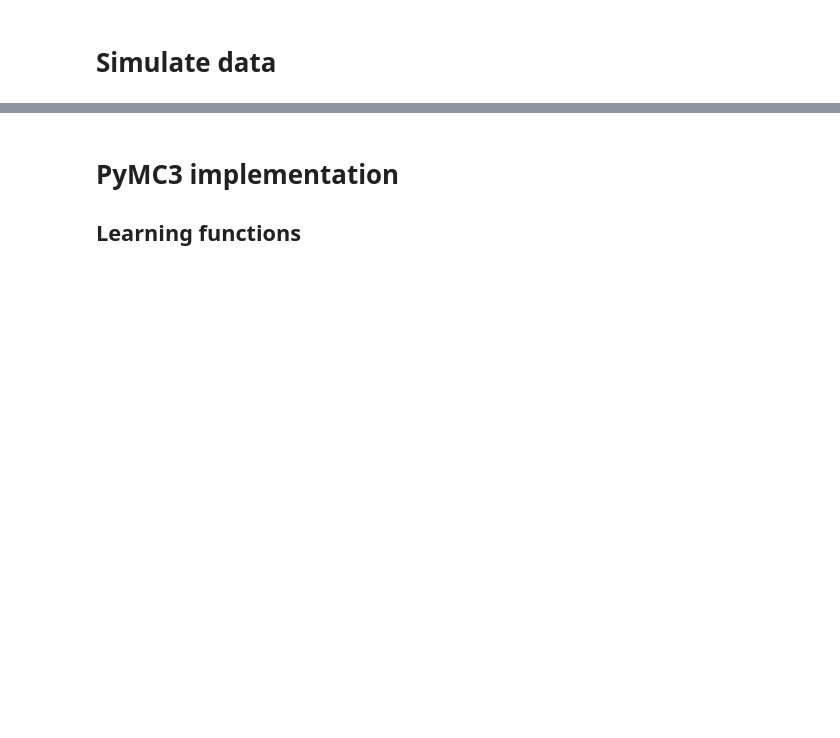
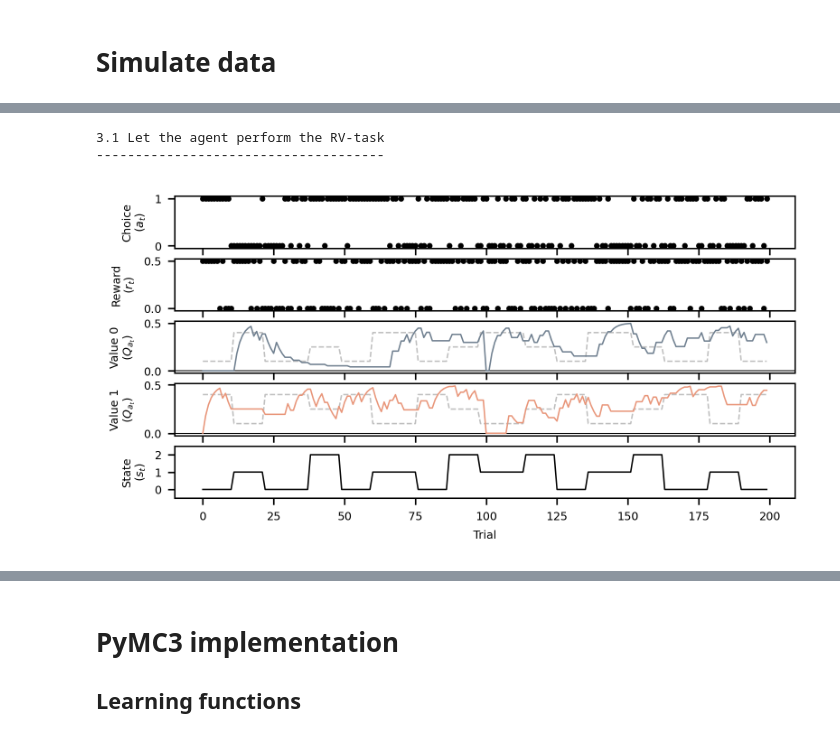
Before and after one commit to moltaire/rl, a Jupyter notebook: Bayesian_estimation.ipynb, the cells around one changed output, grey strips where cells are left out. Drawn from its saved outputs; the diff is of its cells as text; code cells hidden in the pictures; blank space fills up the shorter version.

```diff
--- a/Bayesian_estimation.ipynb
+++ b/Bayesian_estimation.ipynb
@@ -6,13 +9,9 @@ import pandas as pd
 import theano
 from theano import tensor as tt, function, scan, shared
 
-from rl.agent import Agent, AgentVars
-from rl.task import ReversalLearningTask, TaskVarsKahntPark2008
-from rl.interaction import agent_task_interaction
-from rl.plots import plot_data
-from rl.plot_utils import set_mpl_defaults
+import rl
 
-set_mpl_defaults(matplotlib)
+rl.plot_utils.set_mpl_defaults(matplotlib)
 theano.config.compute_test_value = 'off' # Use 'warn' to activate this feature
 
 import warnings
@@ -59,0 +40,27 @@ plot_data(df);
+# %%
+# %% 1.1 Set up Reversal-Learning-Task (rv) from Kahnt, Park et al. (2008)
+# ------------------------------------------------------------------------
+print("1.1 Set up Reversal-Learning-Task (rv) from Kahnt, Park et al. (2008)")
+print("---------------------------------------------------------------------")
+
+# Set up the three different states (we changed the rewards from 1 to 0.5, for parameter values to better work with both tasks)
+rv_states = {
+    # 20:80
+    0: {"p_r": [0.2, 0.8], "a_correct": [1], "rewards": [0.5, 0]},
+    # 80:20
+    1: {"p_r": [0.8, 0.2], "a_correct": [0], "rewards": [0.5, 0]},
+    # 50:50
+    2: {"p_r": [0.5, 0.5], "a_correct": [0, 1], "rewards": [0.5, 0]},
+}
+rv_task_vars = rl.task.TaskVars(
+    n_trials=100,
+    n_blocks=2,
+    n_options=2,
+    states=rv_states,
+    n_trials_reversal_min=10,  # minimum number of trials before reversal
+    n_trials_reversal_max=16,  # maximum number of trials without reversal
+    p_correct_reversal_min=0.7,  # minimum accuracy before reversal before `n_trials_reversal_max`
+)
+
+rv_task = rl.task.ReversalLearningTask(task_vars=rv_task_vars)
+print(rv_task)
@@ -59,0 +112,12 @@ plot_data(df);
+# %%
+# %% 3.1 Let the agent perform the RV-task
+# ----------------------------------------
+print("3.1 Let the agent perform the RV-task")
+print("-------------------------------------")
+
+rv_data = rl.interaction.agent_task_interaction(rv_task, agent)
+rl.plots.plot_data(rv_data);
+# %% [output]
+3.1 Let the agent perform the RV-task
+-------------------------------------
+[figure, added]
```
Also changed, not shown: parts of 26 cells of this notebook, 7 other files.
